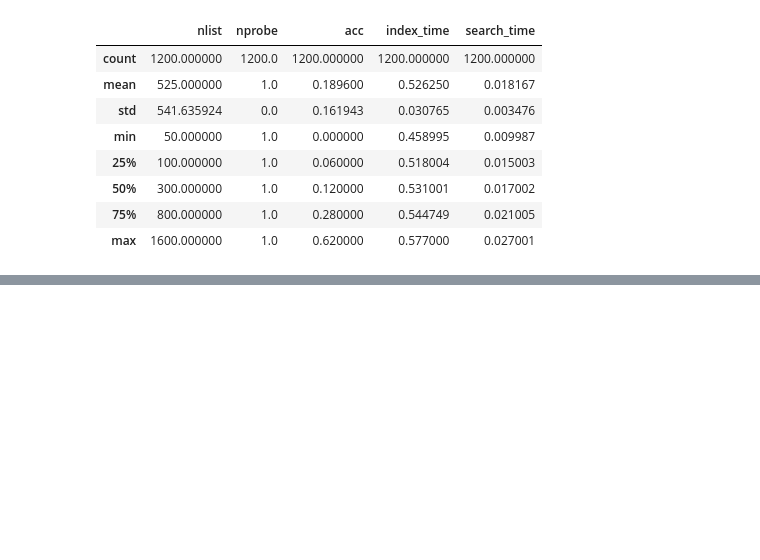
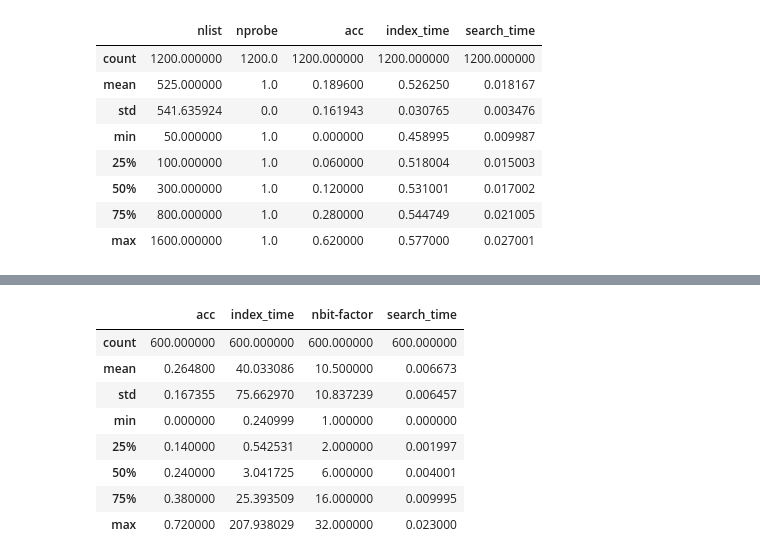
Before and after one commit to kiranbodipati/Similarity_search_review, a Jupyter notebook: faiss/faiss_inference.ipynb, the cells around one changed output, grey strips where cells are left out. Drawn from its saved outputs; the diff is of its cells as text; code cells hidden in the pictures; blank space fills up the shorter version.

```diff
--- a/faiss/faiss_inference.ipynb
+++ b/faiss/faiss_inference.ipynb
@@ -217,0 +283,12 @@ results_df.to_csv("../faiss-results/IP-faiss.csv", index=False)
+# %%
+results_df.describe()
+# %% [output]
+|  | acc | index_time | nbit-factor | search_time |
+| count | 600.000000 | 600.000000 | 600.000000 | 600.000000 |
+| mean | 0.264800 | 40.033086 | 10.500000 | 0.006673 |
+| std | 0.167355 | 75.662970 | 10.837239 | 0.006457 |
+| min | 0.000000 | 0.240999 | 1.000000 | 0.000000 |
+| 25% | 0.140000 | 0.542531 | 2.000000 | 0.001997 |
+| 50% | 0.240000 | 3.041725 | 6.000000 | 0.004001 |
+| 75% | 0.380000 | 25.393509 | 16.000000 | 0.009995 |
+| max | 0.720000 | 207.938029 | 32.000000 | 0.023000 |
```
Also changed, not shown: parts of 10 cells of this notebook.
